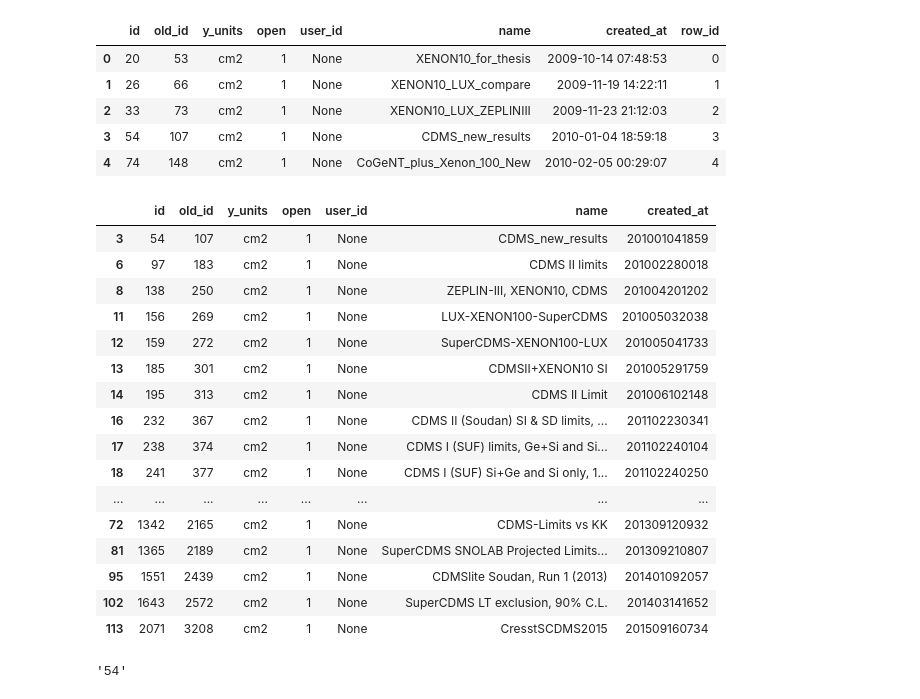
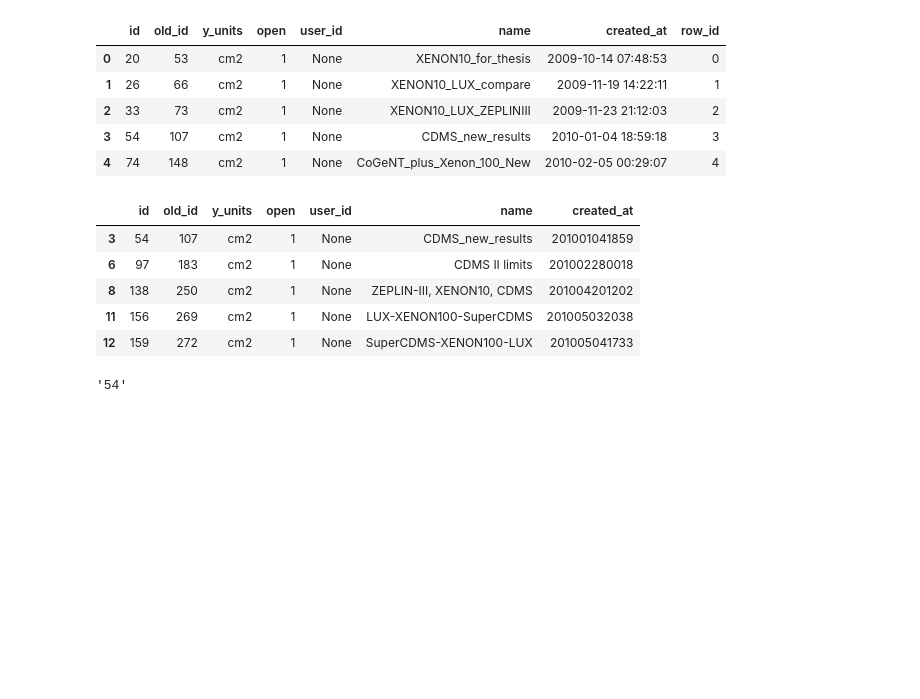
Before and after one commit to BrownParticleAstro/dmtools_notebooks, a Jupyter notebook: Demos/Migrate2PyPiV0.ipynb, the cells around one changed output. Saved outputs shown, nothing was run; the diff lists cells and outputs as text; code cells hidden in the pictures; blank space fills up the shorter version.

```diff
--- a/Demos/Migrate2PyPiV0.ipynb
+++ b/Demos/Migrate2PyPiV0.ipynb
@@ -208,34 +208,23 @@ all_plots_df[['id', 'old_id', 'y_units','open', 'user_id','name', 'created_at',
 # %%
 def GetPlotsContaining(string_in):
     purpose = 'read_all'
     subject = 'plot'
     Client.create_current_url(purpose, subject, id)
     all_plots_df = Client.read_current_as_df()
     #all_plots_df.columns
     return_df = all_plots_df[['id', 'old_id', 'y_units','open', 'user_id','name', 'created_at']][all_plots_df['name'].str.contains(string_in)].copy()
     return_df['created_at'] = pd.to_datetime(return_df['created_at'], errors='coerce')
     return_df['created_at'] = return_df['created_at'].dt.strftime('%Y%m%d%H%M')
     return return_df
 relevant_plots = GetPlotsContaining('CDMS')
-relevant_plots
+relevant_plots.head(5)
 # %% [output]
 |  | id | old_id | y_units | open | user_id | name | created_at |
 | 3 | 54 | 107 | cm2 | 1 | None | CDMS_new_results | 201001041859 |
 | 6 | 97 | 183 | cm2 | 1 | None | CDMS II limits | 201002280018 |
 | 8 | 138 | 250 | cm2 | 1 | None | ZEPLIN-III, XENON10, CDMS | 201004201202 |
 | 11 | 156 | 269 | cm2 | 1 | None | LUX-XENON100-SuperCDMS | 201005032038 |
 | 12 | 159 | 272 | cm2 | 1 | None | SuperCDMS-XENON100-LUX | 201005041733 |
-| 13 | 185 | 301 | cm2 | 1 | None | CDMSII+XENON10 SI | 201005291759 |
-| 14 | 195 | 313 | cm2 | 1 | None | CDMS II Limit | 201006102148 |
-| 16 | 232 | 367 | cm2 | 1 | None | CDMS II (Soudan) SI & SD limits, ... | 201102230341 |
-| 17 | 238 | 374 | cm2 | 1 | None | CDMS I (SUF) limits, Ge+Si and Si... | 201102240104 |
-| 18 | 241 | 377 | cm2 | 1 | None | CDMS I (SUF) Si+Ge and Si only, 1... | 201102240250 |
-| ... | ... | ... | ... | ... | ... | ... | ... |
-| 72 | 1342 | 2165 | cm2 | 1 | None | CDMS-Limits vs KK | 201309120932 |
-| 81 | 1365 | 2189 | cm2 | 1 | None | SuperCDMS SNOLAB Projected Limits... | 201309210807 |
-| 95 | 1551 | 2439 | cm2 | 1 | None | CDMSlite Soudan, Run 1 (2013) | 201401092057 |
-| 102 | 1643 | 2572 | cm2 | 1 | None | SuperCDMS LT exclusion, 90% C.L. | 201403141652 |
-| 113 | 2071 | 3208 | cm2 | 1 | None | CresstSCDMS2015 | 201509160734 |
 # %%
 def get_new_plot_id_from_old_id(all_plots_df_in, old_plot_id_in):
     purpose = 'read_all'
```
Also changed, not shown: parts of 13 cells of this notebook, 2 other files.
